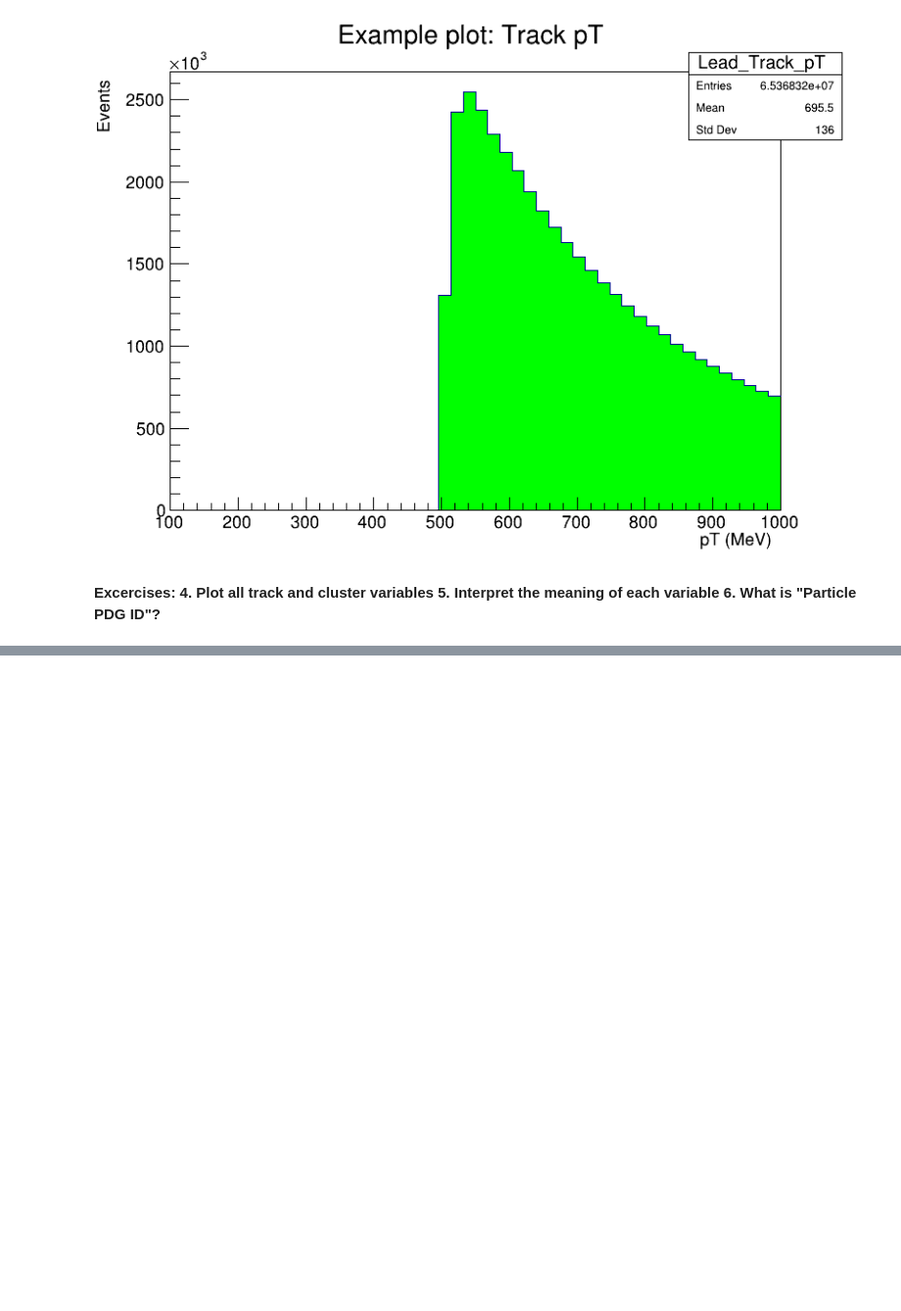
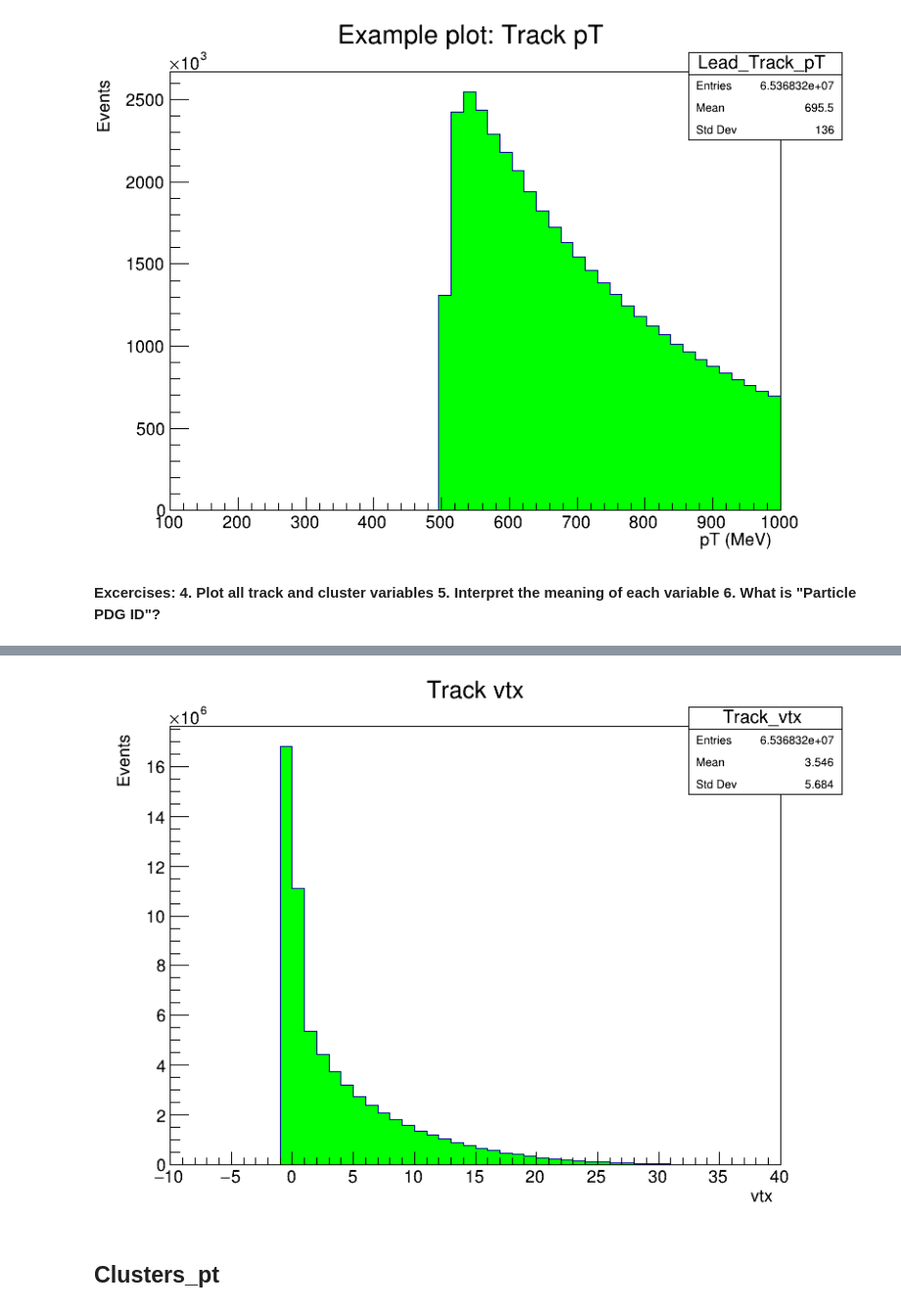
Before and after one commit to jummorenope/Temas-avanzados-en-f-sica-de-particulas, a Jupyter notebook: Actividad1/Tracks_Clusters_cpp.ipynb, the cells around one changed output, grey strips where cells are left out. Shown at 98% size. Saved outputs shown, nothing was run; the diff lists cells and outputs as text; code cells hidden in the pictures; blank space fills up the shorter version.

```diff
--- a/Actividad1/Tracks_Clusters_cpp.ipynb
+++ b/Actividad1/Tracks_Clusters_cpp.ipynb
@@ -245,0 +322,24 @@ canvas->Draw();
+# %%
+vector<float> *tracks_vtx;
+tree->SetBranchAddress("Tracks_vtx", &tracks_vtx);
+
+TH1F *hist_lead_track_vtx = new TH1F("Track_vtx","Track vtx; vtx ; Events ",50,-10,40);
+int nentries, nbytes, i;
+nentries = (Int_t)tree->GetEntries();
+# %%
+for (i = 0; i < nentries; i++)
+{
+    nbytes = tree->GetEntry(i);
+    for(int tr=0; tr<tracks_vtx->size(); tr++)
+    {
+        hist_lead_track_vtx->Fill(tracks_vtx->at(tr));
+    }
+
+}
+hist_lead_track_vtx->SetFillColor(kGreen);
+hist_lead_track_vtx->Draw();
+canvas->Draw();
+# %% [output]
+[figure, added]
+# %% [markdown]
+## Clusters_pt
```
Also changed, not shown: parts of 36 cells of this notebook.
